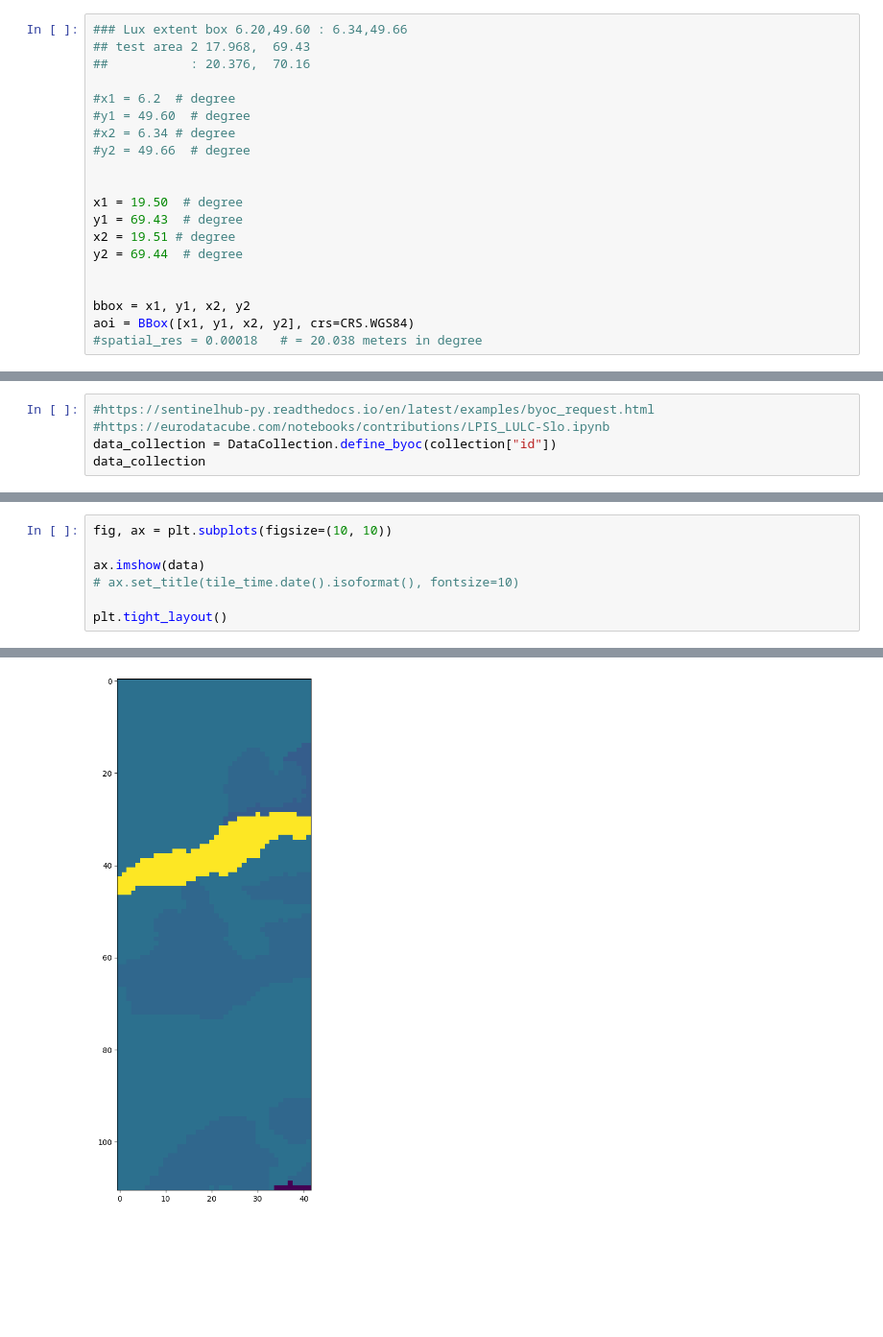
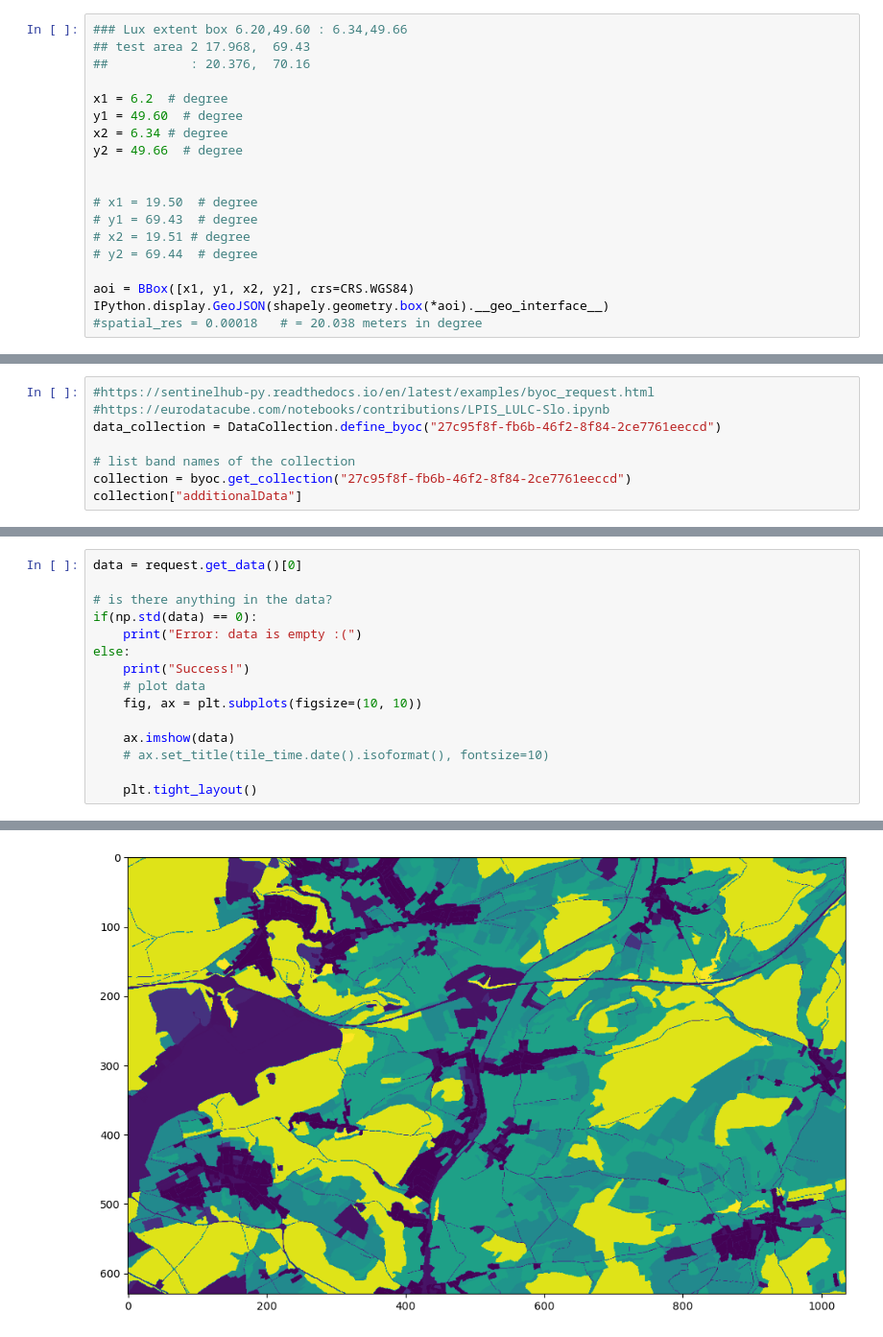
Before and after one commit to FAIRiCUBE/uc1-urban-climate, a Jupyter notebook: notebooks/plotting_your_own_data_v1.ipynb, the cells around one changed output, grey strips where cells are left out. Shown at 96% size. Cells and saved outputs as stored; diff of their text form; blank space fills up the shorter version.

Commit message:
added annotations to plotting_your_own_data notebook

```diff
--- a/notebooks/plotting_your_own_data_v1.ipynb
+++ b/notebooks/plotting_your_own_data_v1.ipynb
@@ -104,18 +121,17 @@ tile
 ## test area 2 17.968,  69.43
 ##           : 20.376,  70.16
 
-#x1 = 6.2  # degree
-#y1 = 49.60  # degree
-#x2 = 6.34 # degree
-#y2 = 49.66  # degree
+x1 = 6.2  # degree
+y1 = 49.60  # degree
+x2 = 6.34 # degree
+y2 = 49.66  # degree
 
 
-x1 = 19.50  # degree
-y1 = 69.43  # degree
-x2 = 19.51 # degree
-y2 = 69.44  # degree
+# x1 = 19.50  # degree
+# y1 = 69.43  # degree
+# x2 = 19.51 # degree
+# y2 = 69.44  # degree
 
-
-bbox = x1, y1, x2, y2
 aoi = BBox([x1, y1, x2, y2], crs=CRS.WGS84)
+IPython.display.GeoJSON(shapely.geometry.box(*aoi).__geo_interface__)
 #spatial_res = 0.00018   # = 20.038 meters in degree
@@ -122,6 +144,9 @@ aoi = BBox([x1, y1, x2, y2], crs=CRS.WGS84)
 # %%
 #https://sentinelhub-py.readthedocs.io/en/latest/examples/byoc_request.html
 #https://eurodatacube.com/notebooks/contributions/LPIS_LULC-Slo.ipynb
-data_collection = DataCollection.define_byoc(collection["id"])
-data_collection
+data_collection = DataCollection.define_byoc("27c95f8f-fb6b-46f2-8f84-2ce7761eeccd")
+
+# list band names of the collection
+collection = byoc.get_collection("27c95f8f-fb6b-46f2-8f84-2ce7761eeccd")
+collection["additionalData"]
 # %% [output]
@@ -197,8 +219,16 @@ array([[33000, 33000, 33000, ..., 33000, 33000, 33000],
 # %%
-fig, ax = plt.subplots(figsize=(10, 10))
+data = request.get_data()[0]
 
-ax.imshow(data)
-# ax.set_title(tile_time.date().isoformat(), fontsize=10)
+# is there anything in the data?
+if(np.std(data) == 0):
+    print("Error: data is empty :(")
+else:
+    print("Success!")
+    # plot data
+    fig, ax = plt.subplots(figsize=(10, 10))
 
-plt.tight_layout()
+    ax.imshow(data)
+    # ax.set_title(tile_time.date().isoformat(), fontsize=10)
+
+    plt.tight_layout()
 # %% [output]
@@ -205 +236 @@ plt.tight_layout()
-[figure, old version]
+[figure, new version]
```
Also changed, not shown: parts of 17 cells of this notebook.
